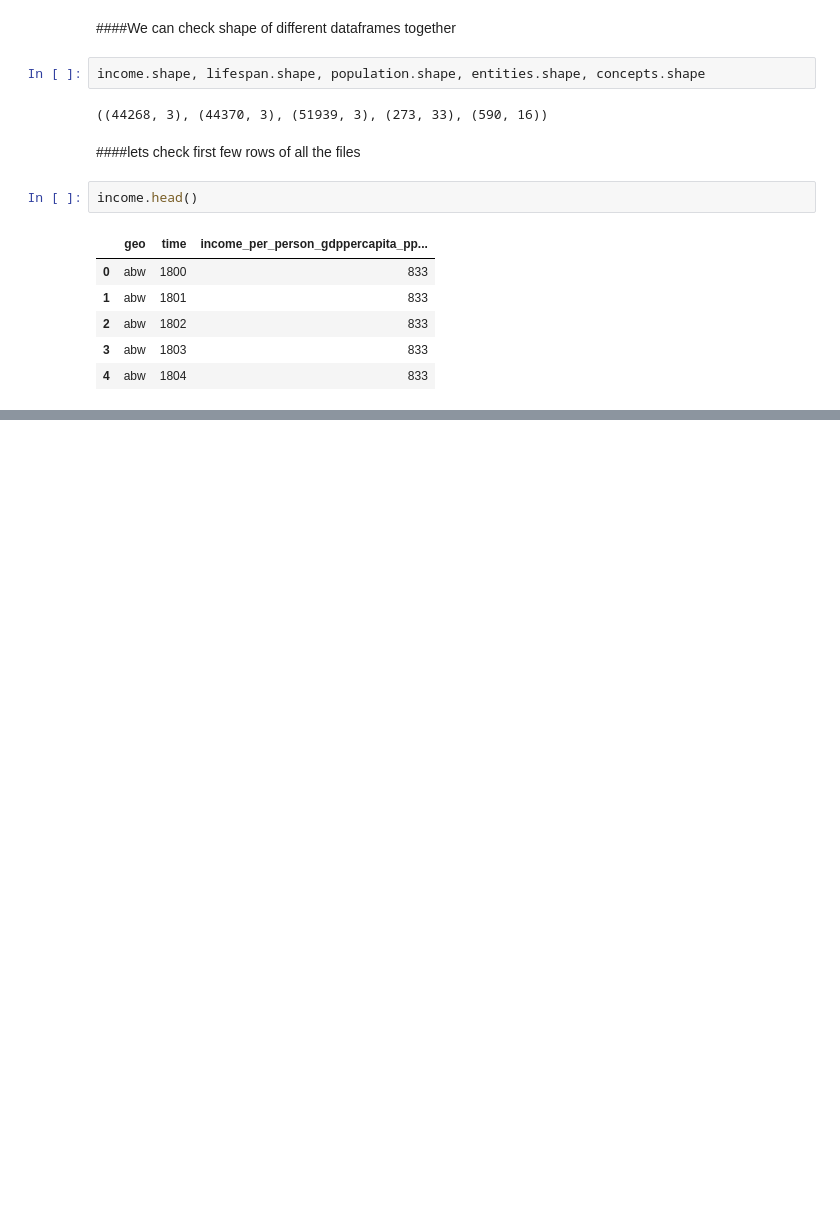
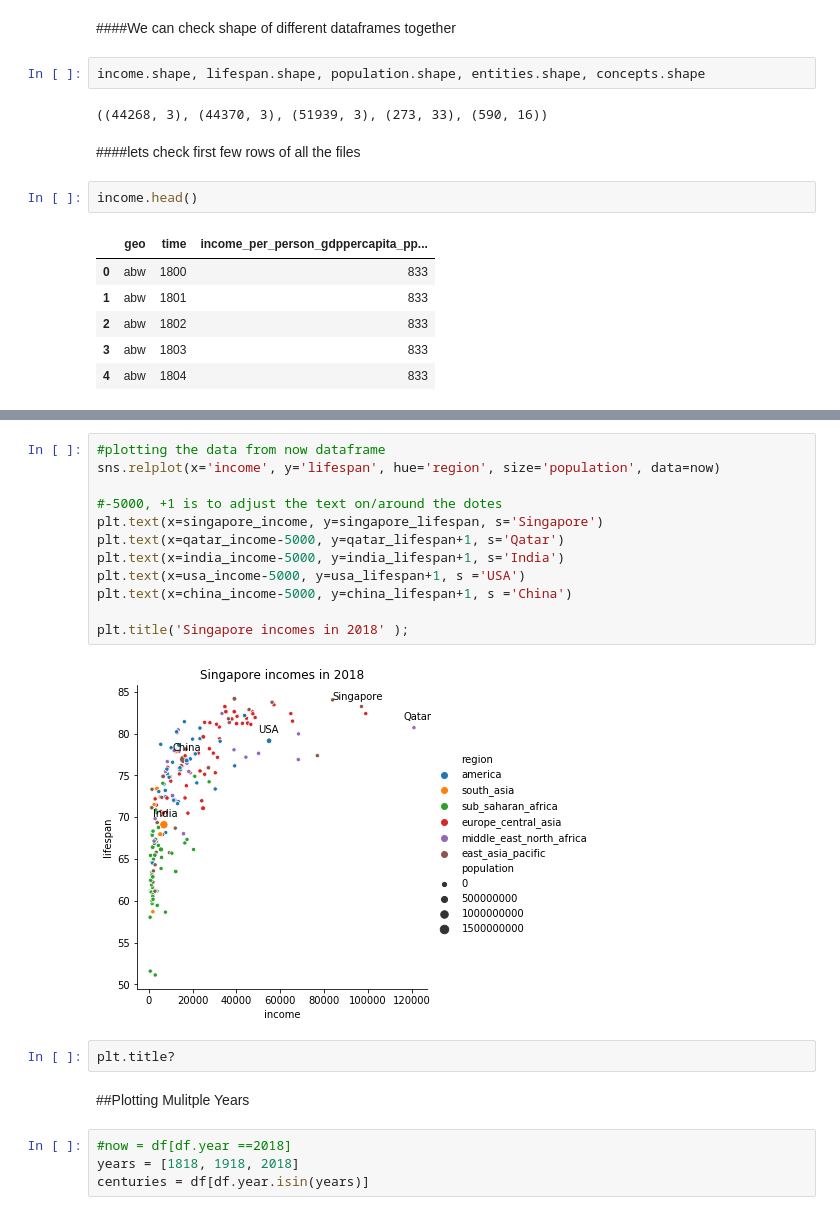
Before and after one commit to bloominstituteoftechnology/DS-Sprint-02-Storytelling-With-Data, a Jupyter notebook: week2_4_LS_DS_124_Sequence_your_narrative.ipynb, the cells around one changed output, grey strips where cells are left out. Drawn from its saved outputs; the diff is of its cells as text; blank space fills up the shorter version.

```diff
--- a/week2_4_LS_DS_124_Sequence_your_narrative.ipynb
+++ b/week2_4_LS_DS_124_Sequence_your_narrative.ipynb
@@ -133,0 +498,22 @@ income.head()
+# %%
+#plotting the data from now dataframe
+sns.relplot(x='income', y='lifespan', hue='region', size='population', data=now)
+
+#-5000, +1 is to adjust the text on/around the dotes
+plt.text(x=singapore_income, y=singapore_lifespan, s='Singapore')
+plt.text(x=qatar_income-5000, y=qatar_lifespan+1, s='Qatar')
+plt.text(x=india_income-5000, y=india_lifespan+1, s='India')
+plt.text(x=usa_income-5000, y=usa_lifespan+1, s ='USA')
+plt.text(x=china_income-5000, y=china_lifespan+1, s ='China')
+
+plt.title('Singapore incomes in 2018' );
+# %% [output]
+[figure, added]
+# %%
+plt.title?
+# %% [markdown]
+##Plotting Mulitple Years
+# %%
+#now = df[df.year ==2018]
+years = [1818, 1918, 2018]
+centuries = df[df.year.isin(years)]
```
Also changed, not shown: parts of 62 cells of this notebook.
